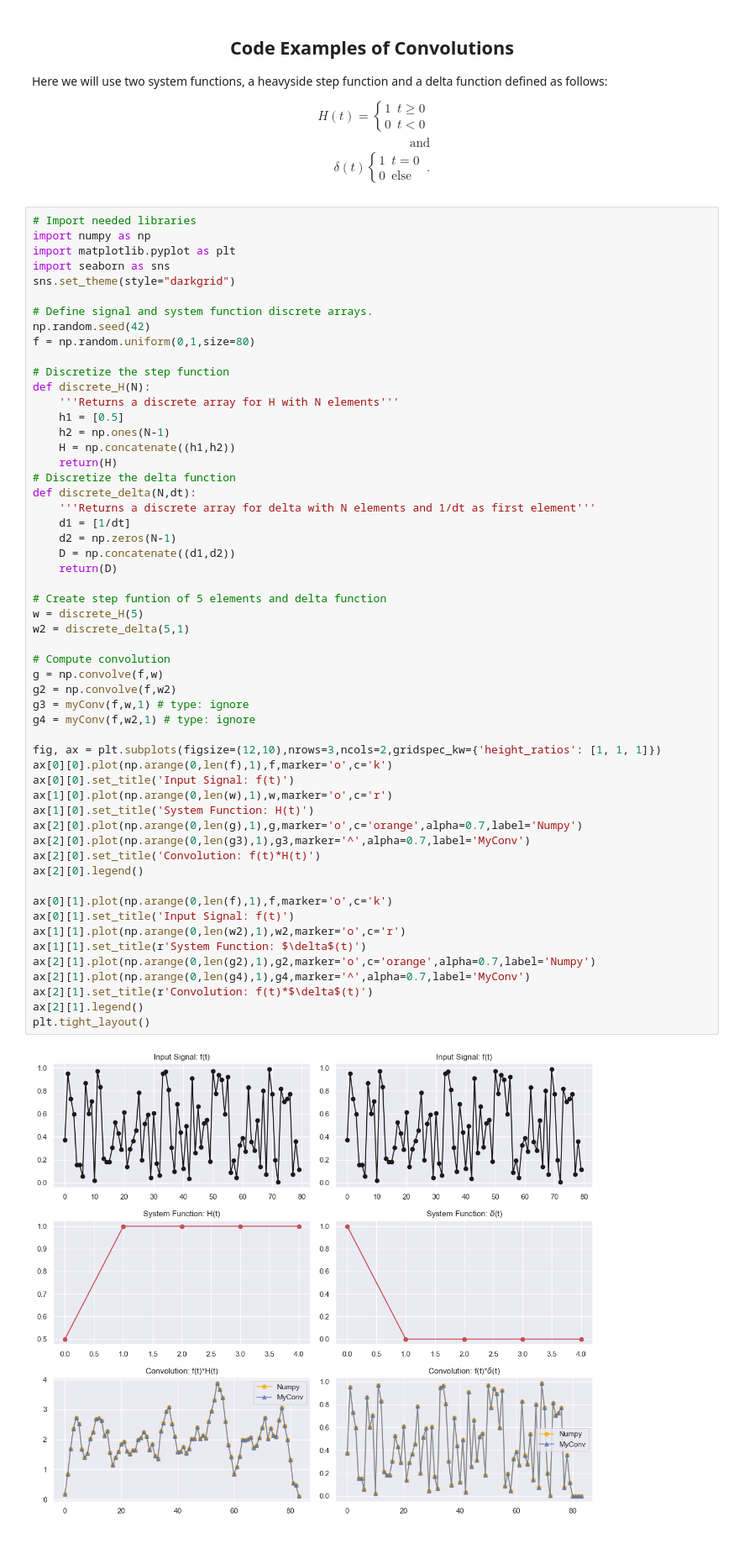
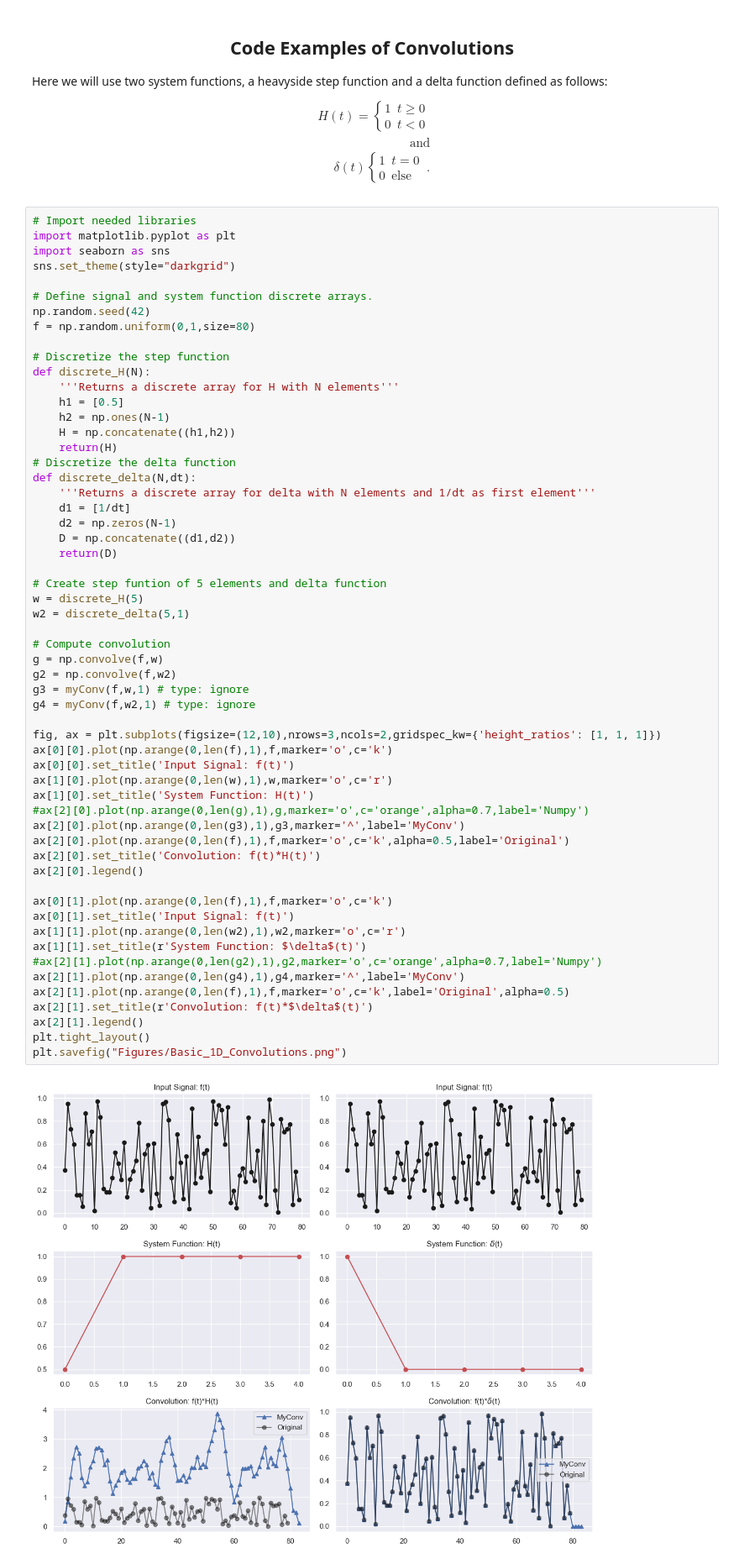
Before and after one commit to 159Patrick159/Medium, a Jupyter notebook: Convolutions/1DIntro.ipynb, the cells around one changed output. Shown: that part at 84% size. Drawn from its saved outputs; the diff is of its cells as text.

Commit message:
Finished the notebooks for introduction to 1-D convlutions with basic system functions and introduction to convolution theorem. Downloaded temperature data to demonstrate filtering techniques.

```diff
--- a/Convolutions/1DIntro.ipynb
+++ b/Convolutions/1DIntro.ipynb
@@ -91,7 +92,6 @@ H(t) = \begin{cases}
 \end{align*}
 # %%
 # Import needed libraries
-import numpy as np
 import matplotlib.pyplot as plt
 import seaborn as sns
 sns.set_theme(style="darkgrid")
@@ -114,35 +114,38 @@ def discrete_delta(N,dt):
     d2 = np.zeros(N-1)
     D = np.concatenate((d1,d2))
     return(D)
 
 # Create step funtion of 5 elements and delta function
 w = discrete_H(5)
 w2 = discrete_delta(5,1)
 
 # Compute convolution
 g = np.convolve(f,w)
 g2 = np.convolve(f,w2)
 g3 = myConv(f,w,1) # type: ignore
 g4 = myConv(f,w2,1) # type: ignore
 
 fig, ax = plt.subplots(figsize=(12,10),nrows=3,ncols=2,gridspec_kw={'height_ratios': [1, 1, 1]})
 ax[0][0].plot(np.arange(0,len(f),1),f,marker='o',c='k')
 ax[0][0].set_title('Input Signal: f(t)')
 ax[1][0].plot(np.arange(0,len(w),1),w,marker='o',c='r')
 ax[1][0].set_title('System Function: H(t)')
-ax[2][0].plot(np.arange(0,len(g),1),g,marker='o',c='orange',alpha=0.7,label='Numpy')
-ax[2][0].plot(np.arange(0,len(g3),1),g3,marker='^',alpha=0.7,label='MyConv')
+#ax[2][0].plot(np.arange(0,len(g),1),g,marker='o',c='orange',alpha=0.7,label='Numpy')
+ax[2][0].plot(np.arange(0,len(g3),1),g3,marker='^',label='MyConv')
+ax[2][0].plot(np.arange(0,len(f),1),f,marker='o',c='k',alpha=0.5,label='Original')
 ax[2][0].set_title('Convolution: f(t)*H(t)')
 ax[2][0].legend()
 
 ax[0][1].plot(np.arange(0,len(f),1),f,marker='o',c='k')
 ax[0][1].set_title('Input Signal: f(t)')
 ax[1][1].plot(np.arange(0,len(w2),1),w2,marker='o',c='r')
 ax[1][1].set_title(r'System Function: $\delta$(t)')
-ax[2][1].plot(np.arange(0,len(g2),1),g2,marker='o',c='orange',alpha=0.7,label='Numpy')
-ax[2][1].plot(np.arange(0,len(g4),1),g4,marker='^',alpha=0.7,label='MyConv')
+#ax[2][1].plot(np.arange(0,len(g2),1),g2,marker='o',c='orange',alpha=0.7,label='Numpy')
+ax[2][1].plot(np.arange(0,len(g4),1),g4,marker='^',label='MyConv')
+ax[2][1].plot(np.arange(0,len(f),1),f,marker='o',c='k',label='Original',alpha=0.5)
 ax[2][1].set_title(r'Convolution: f(t)*$\delta$(t)')
 ax[2][1].legend()
 plt.tight_layout()
+plt.savefig("Figures/Basic_1D_Convolutions.png")
 # %% [output]
-[figure, old version]
+[figure, new version]
```
Also changed, not shown: parts of 10 cells of this notebook, 1 other file.
